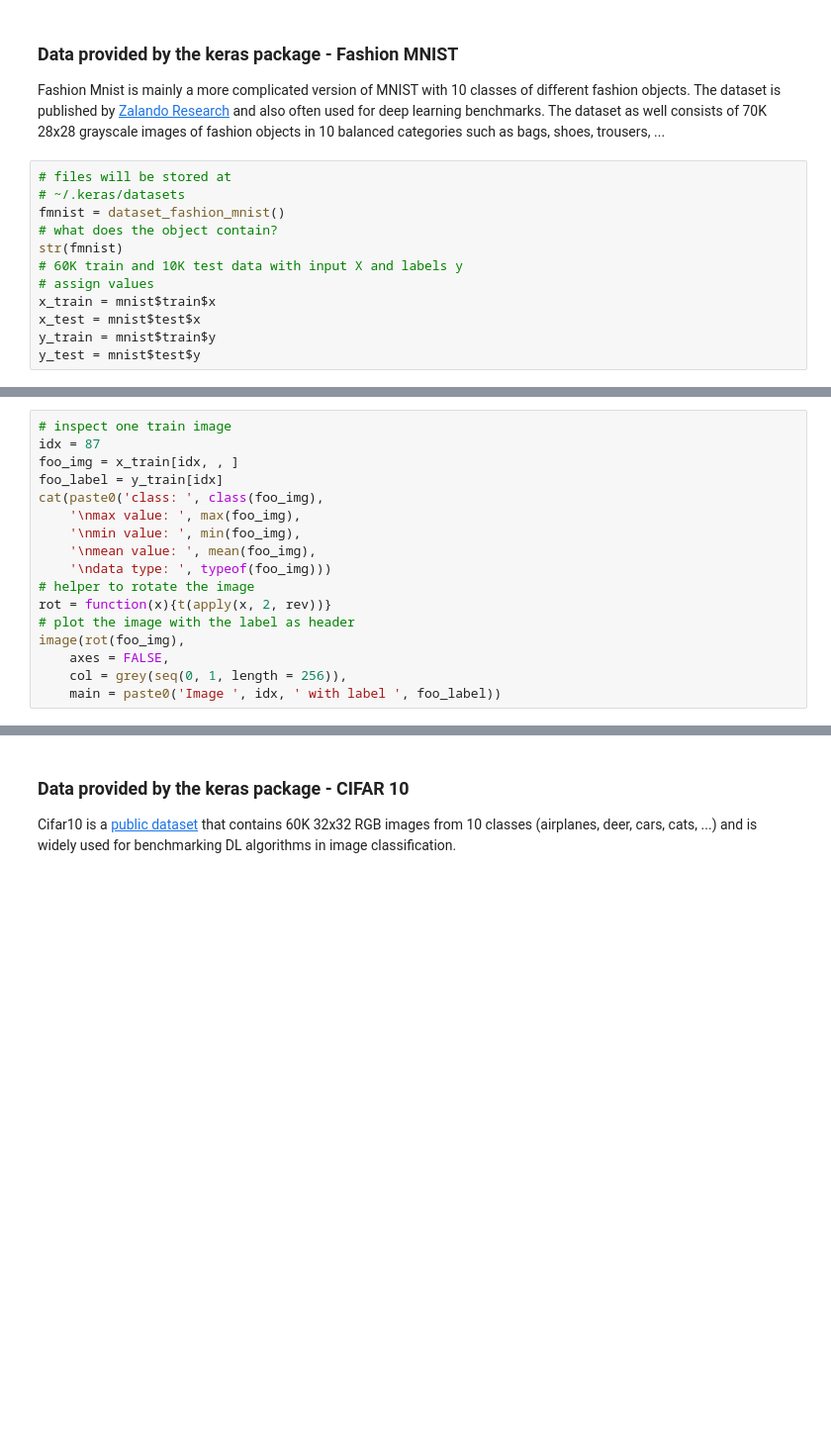
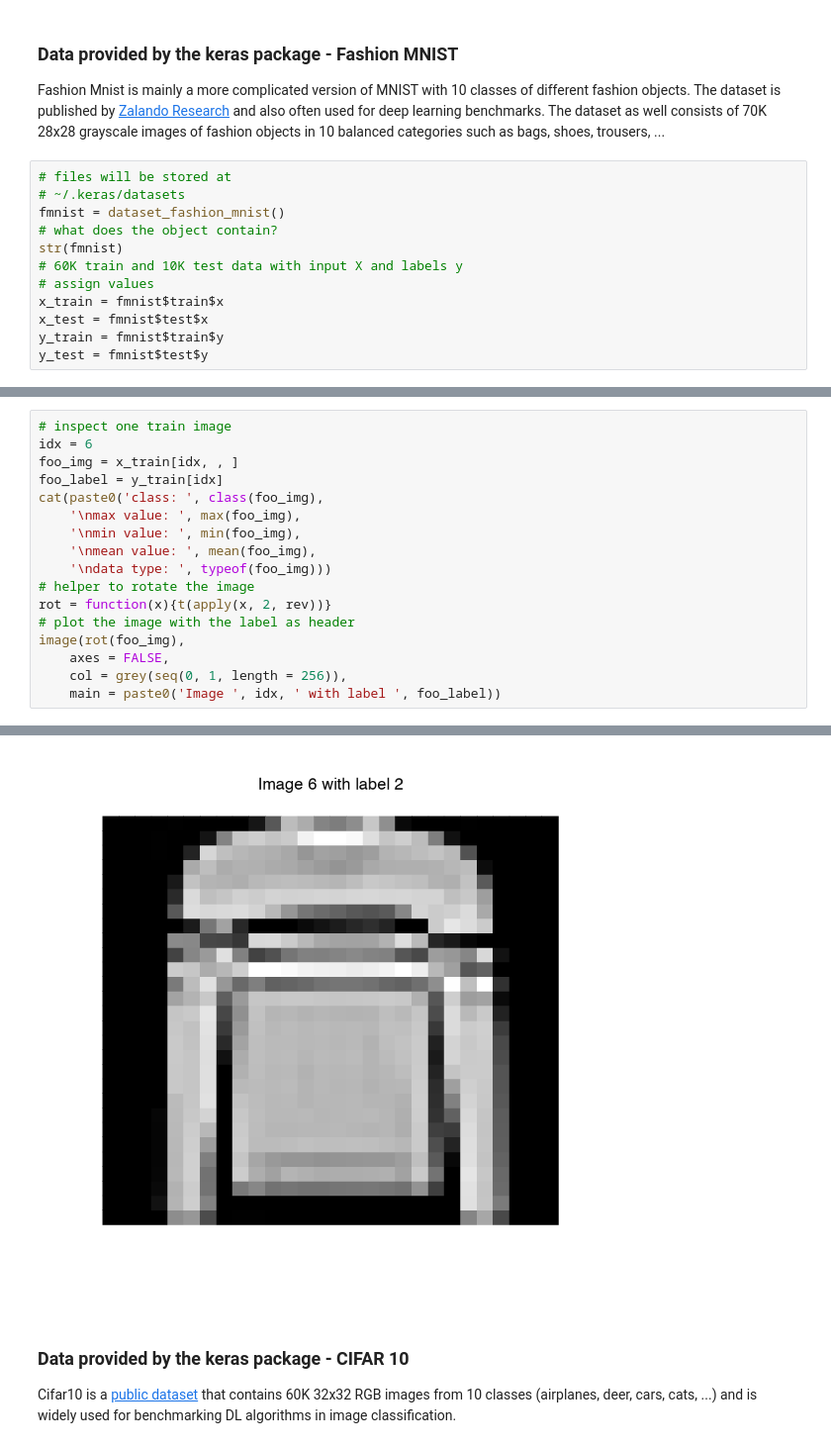
Before and after one commit to slds-lmu/rcourses_notebook_deeplearning, a Jupyter notebook: dl_showcase.ipynb, the cells around one changed output, grey strips where cells are left out. Shown at 99% size. Drawn from its saved outputs; the diff is of its cells as text; blank space fills up the shorter version.

```diff
--- a/dl_showcase.ipynb
+++ b/dl_showcase.ipynb
@@ -78,7 +98,7 @@ fmnist = dataset_fashion_mnist()
 str(fmnist)
 # 60K train and 10K test data with input X and labels y
 # assign values
-x_train = mnist$train$x
-x_test = mnist$test$x
-y_train = mnist$train$y
-y_test = mnist$test$y
+x_train = fmnist$train$x
+x_test = fmnist$test$x
+y_train = fmnist$train$y
+y_test = fmnist$test$y
@@ -85,6 +113,6 @@ y_test = mnist$test$y
 # %%
 # inspect one train image
-idx = 87
+idx = 6
 foo_img = x_train[idx, , ]
 foo_label = y_train[idx]
 cat(paste0('class: ', class(foo_img),
@@ -99,3 +127,4 @@ image(rot(foo_img),
     axes = FALSE,
     col = grey(seq(0, 1, length = 256)),
     main = paste0('Image ', idx, ' with label ', foo_label))
+# %% [output]
@@ -102,3 +136,4 @@ image(rot(foo_img),
+[figure, added]
 # %% [markdown]
 ### Data provided by the keras package - CIFAR 10
 
```
Also changed, not shown: parts of 30 cells of this notebook.
